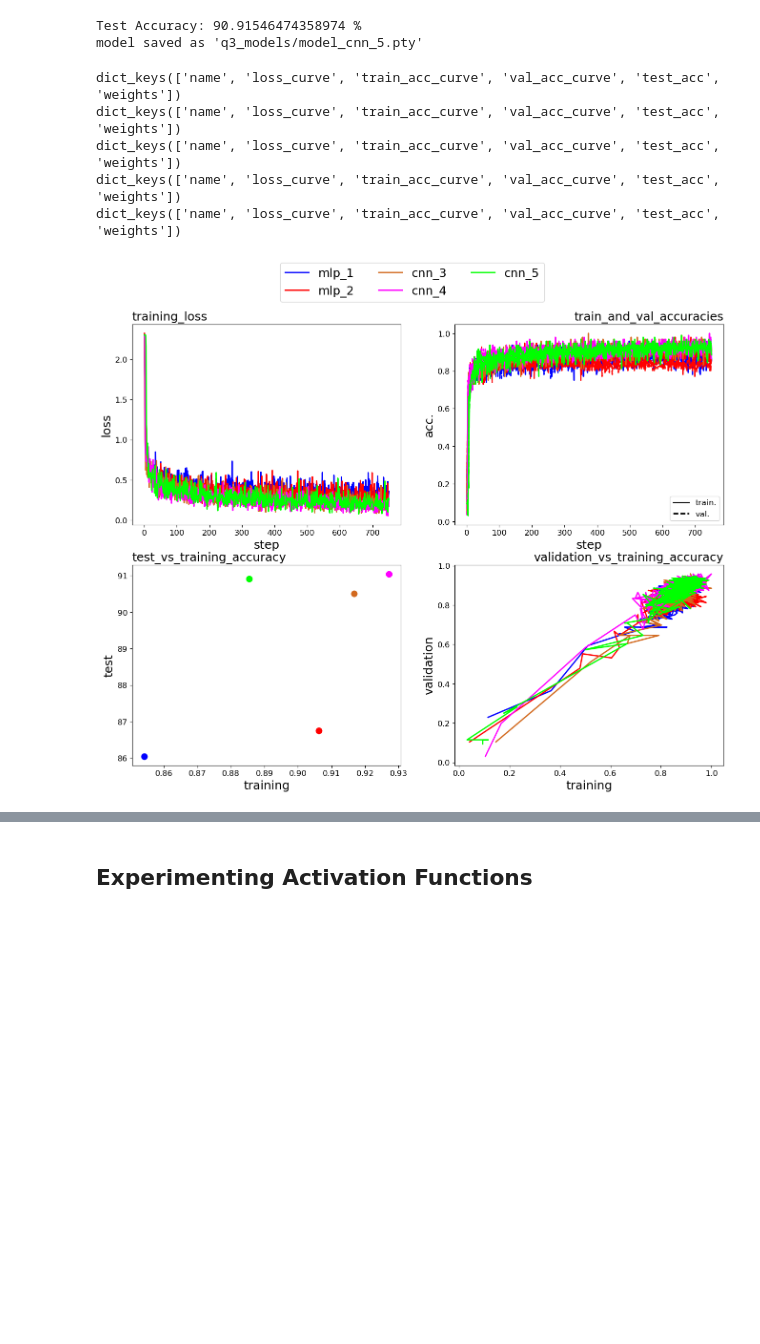
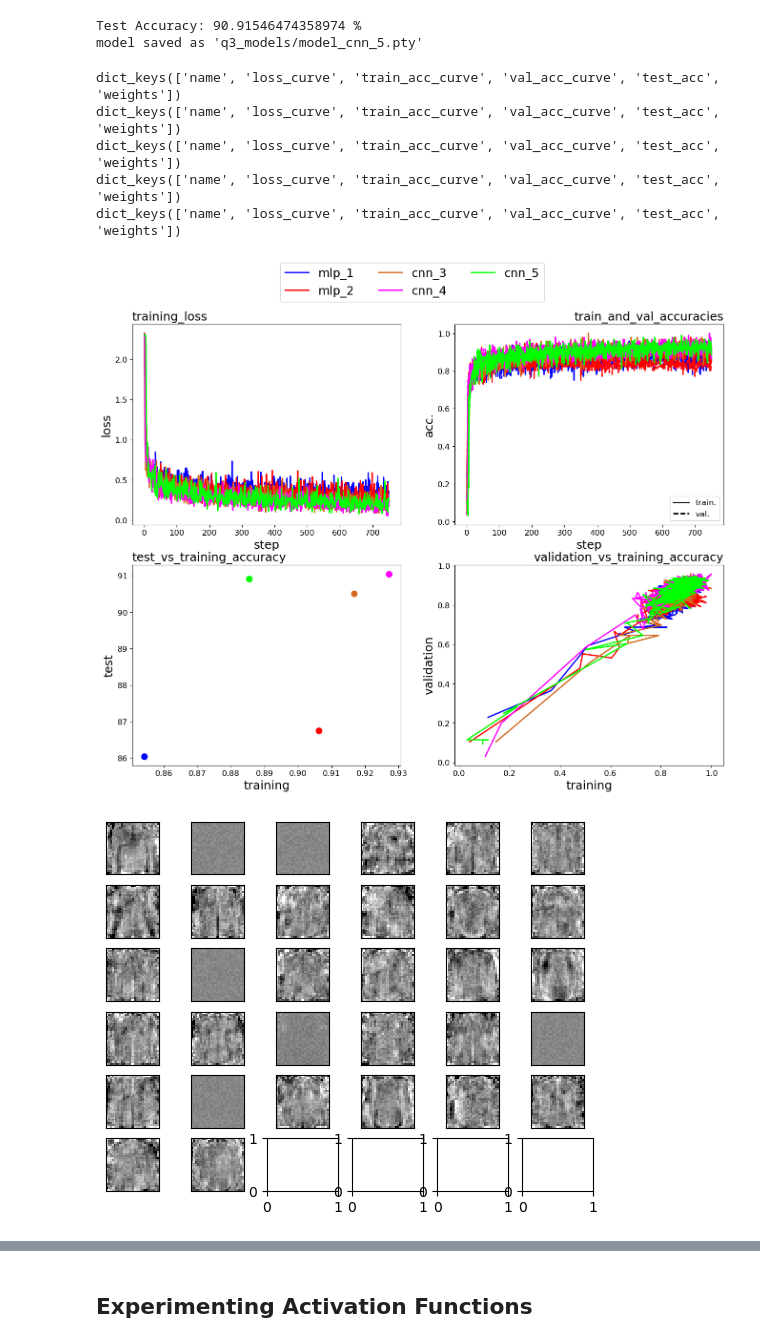
Before and after one commit to ahmetakman/EE449_homeworks, a Jupyter notebook: hw1/hw1.ipynb, the cells around one changed output, grey strips where cells are left out. Drawn from its saved outputs; the diff is of its cells as text; code cells hidden in the pictures; blank space fills up the shorter version.

Commit message:
some addititions part 4 still todo

```diff
--- a/hw1/hw1.ipynb
+++ b/hw1/hw1.ipynb
@@ -1161,31 +1161,39 @@ print(data.keys())
 
 with open('q3_models/mlp_2_dict.pkl', 'rb') as f:
     data = pickle.load(f)
 results.append(data)
 print(data.keys())
 
 
 with open('q3_models/cnn_3_dict.pkl', 'rb') as f:
     data = pickle.load(f)
 results.append(data)
 print(data.keys())
 with open('q3_models/cnn_4_dict.pkl', 'rb') as f:
     data = pickle.load(f)
 results.append(data)
 print(data.keys())
 
 with open('q3_models/cnn_5_dict.pkl', 'rb') as f:
     data = pickle.load(f)
 results.append(data)
 print(data.keys())
 
-from utils import part3Plots
 
+
+from utils import part3Plots, visualizeWeights
+# To plot the curves
 part3Plots(results, save_dir='q3_models', filename='q3_results')
+
+# To plot the weights
+for i in range(len(results)):
+    weights = results[i]['weights']
+    visualizeWeights(weights, save_dir='q3_models', filename='weights_'+results[i]['name'])
 # %% [output]
 dict_keys(['name', 'loss_curve', 'train_acc_curve', 'val_acc_curve', 'test_acc', 'weights'])
 dict_keys(['name', 'loss_curve', 'train_acc_curve', 'val_acc_curve', 'test_acc', 'weights'])
 dict_keys(['name', 'loss_curve', 'train_acc_curve', 'val_acc_curve', 'test_acc', 'weights'])
 dict_keys(['name', 'loss_curve', 'train_acc_curve', 'val_acc_curve', 'test_acc', 'weights'])
 dict_keys(['name', 'loss_curve', 'train_acc_curve', 'val_acc_curve', 'test_acc', 'weights'])
 [figure]
+[figure, added]
```
Also changed, not shown: parts of 3 cells of this notebook, 8 other files.
